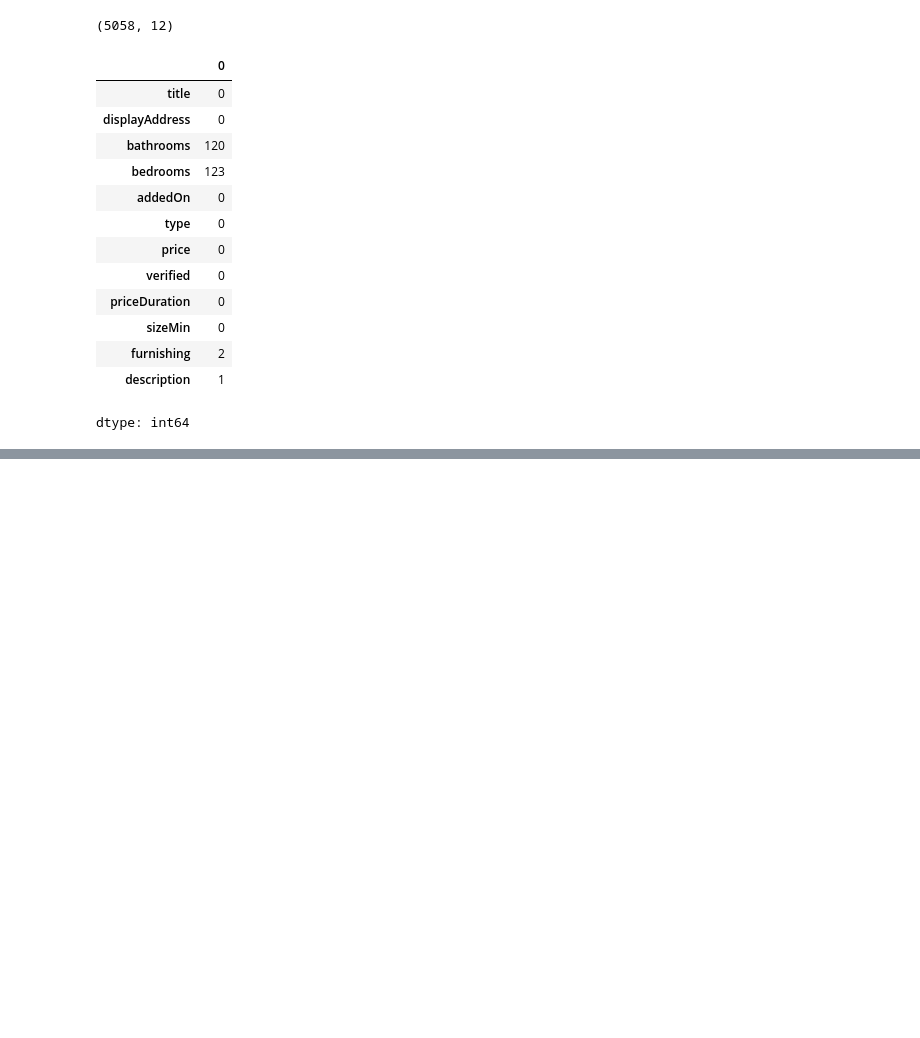
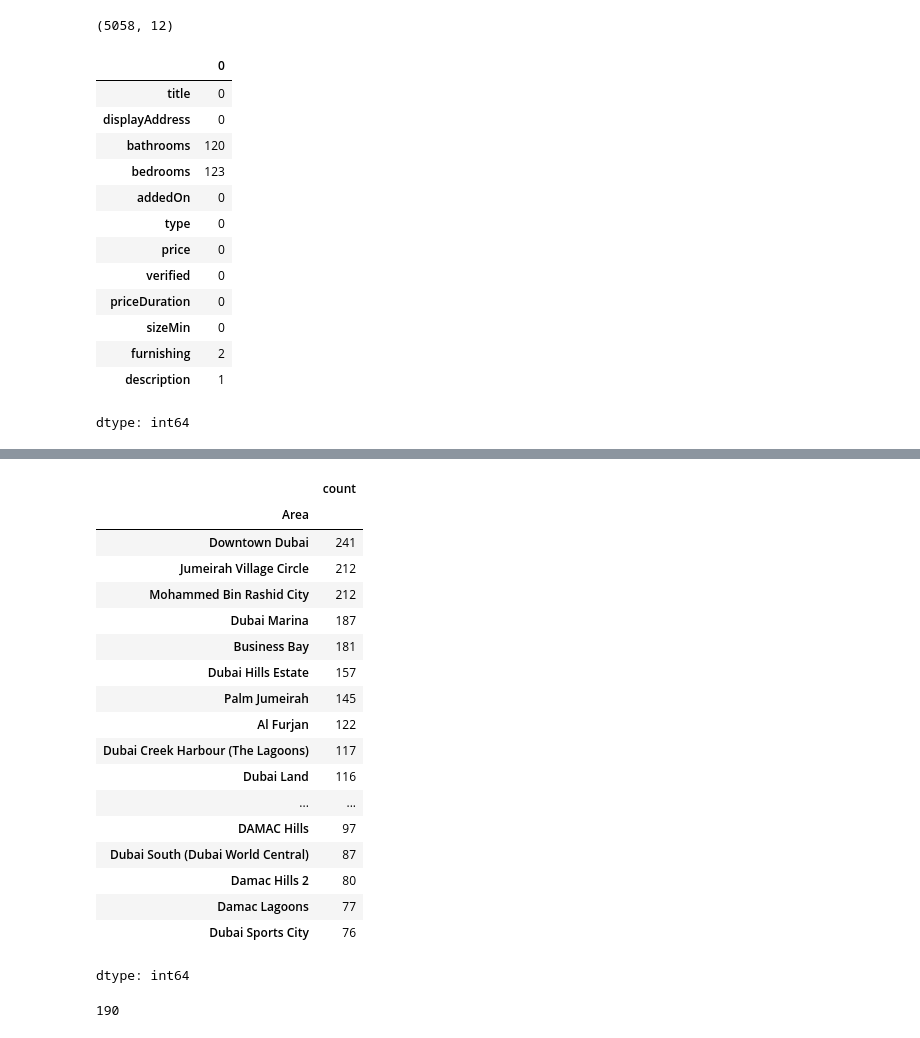
Before and after one commit to obaid147/uae-house-price-prediction, a Jupyter notebook: uae_house_price_prediction.ipynb, the cells around one changed output, grey strips where cells are left out. Saved outputs shown, nothing was run; the diff lists cells and outputs as text; code cells hidden in the pictures; blank space fills up the shorter version.

```diff
--- a/uae_house_price_prediction.ipynb
+++ b/uae_house_price_prediction.ipynb
@@ -33,0 +122,29 @@ dtype: int64
+# %%
+# The 20 most common areas, which will become one of our key features for predicting price.
+df['Area'] = df['displayAddress'].str.split(',').str[-2].str.strip()
+df['Area'].value_counts().head(20)
+# %% [output]
+|  | count |
+| Area |  |
+| Downtown Dubai | 241 |
+| Jumeirah Village Circle | 212 |
+| Mohammed Bin Rashid City | 212 |
+| Dubai Marina | 187 |
+| Business Bay | 181 |
+| Dubai Hills Estate | 157 |
+| Palm Jumeirah | 145 |
+| Al Furjan | 122 |
+| Dubai Creek Harbour (The Lagoons) | 117 |
+| Dubai Land | 116 |
+| ... | ... |
+| DAMAC Hills | 97 |
+| Dubai South (Dubai World Central) | 87 |
+| Damac Hills 2 | 80 |
+| Damac Lagoons | 77 |
+| Dubai Sports City | 76 |
+dtype: int64
+# %%
+# Checking for total unique areas
+print(df['Area'].nunique())
+# %% [output]
+190
```
Also changed, not shown: parts of 14 cells of this notebook.
